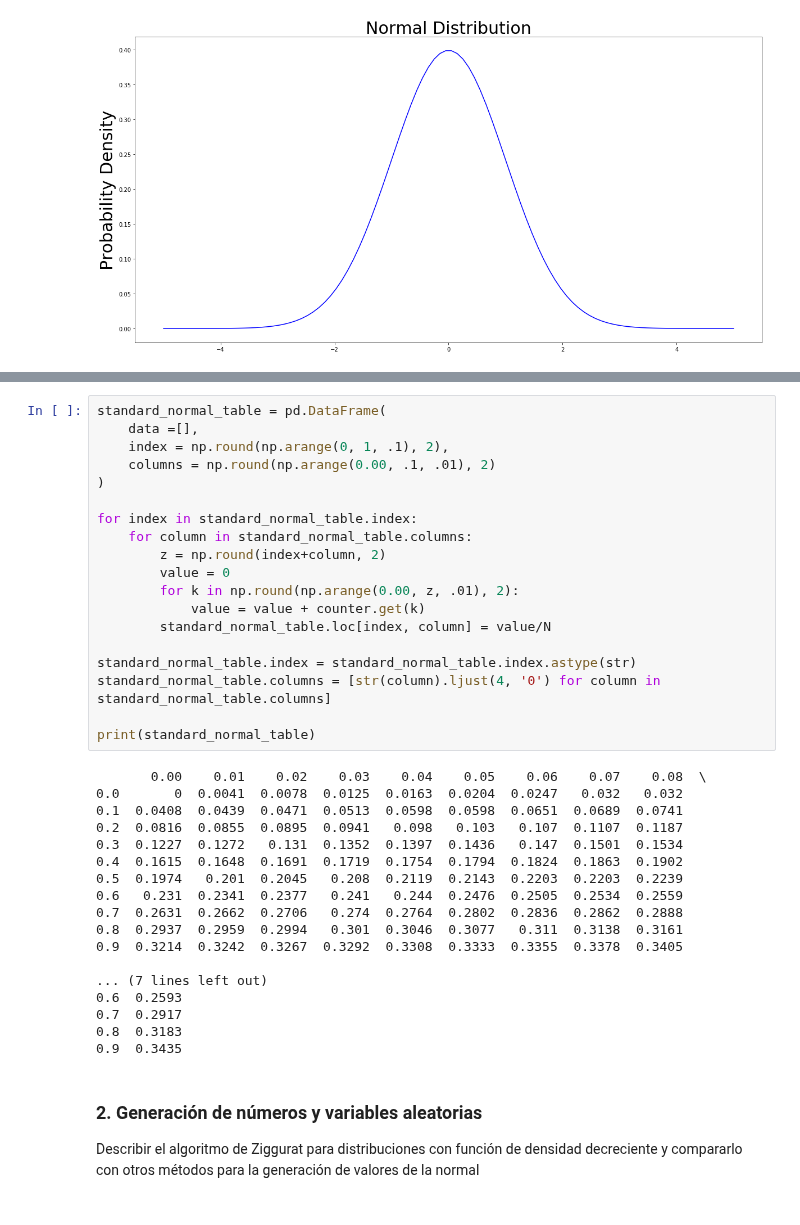
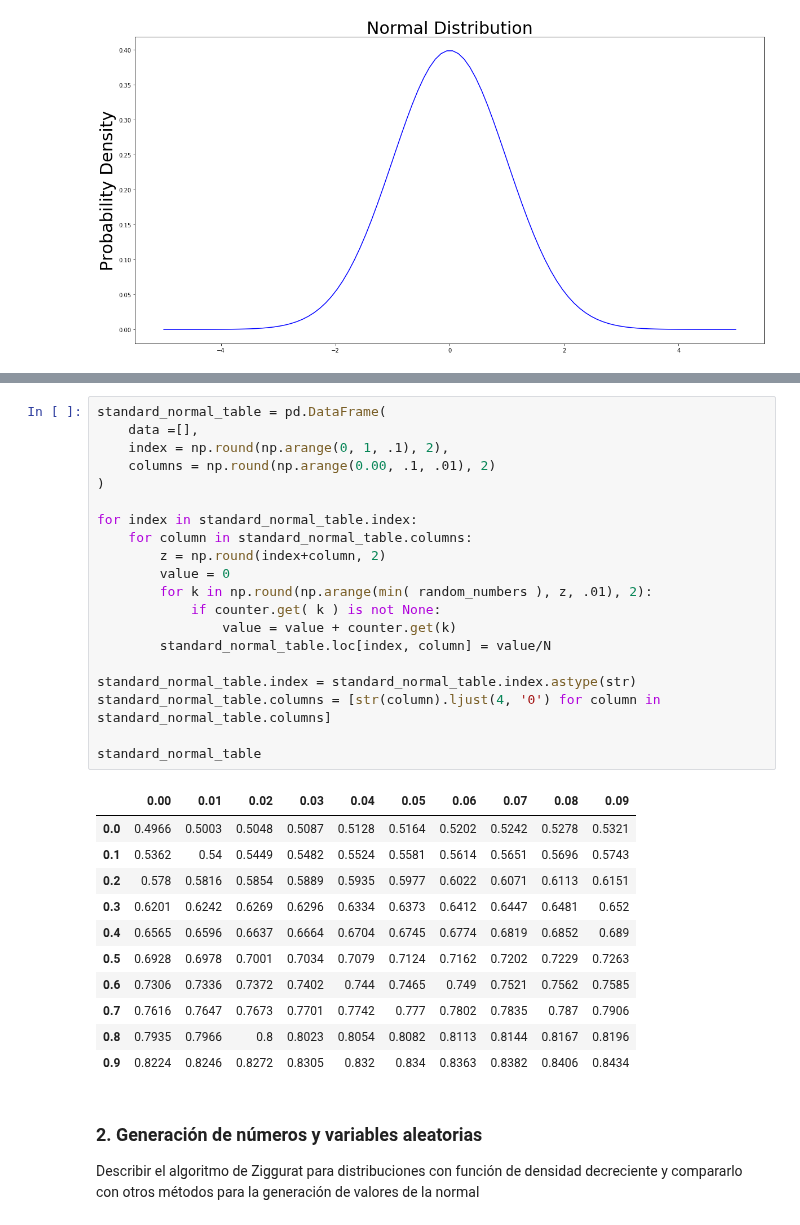
Before and after one commit to ZReKoJ/Ziggurat, a Jupyter notebook: ziggurat.ipynb, the cells around one changed output, grey strips where cells are left out. Drawn from its saved outputs; the diff is of its cells as text.

```diff
--- a/ziggurat.ipynb
+++ b/ziggurat.ipynb
@@ -113,40 +129,35 @@ plt.show()
 # %%
 standard_normal_table = pd.DataFrame(
     data =[],
     index = np.round(np.arange(0, 1, .1), 2),
     columns = np.round(np.arange(0.00, .1, .01), 2)
 )
 
 for index in standard_normal_table.index:
     for column in standard_normal_table.columns:
         z = np.round(index+column, 2)
         value = 0
-        for k in np.round(np.arange(0.00, z, .01), 2):
-            value = value + counter.get(k)
+        for k in np.round(np.arange(min( random_numbers ), z, .01), 2):
+            if counter.get( k ) is not None:
+                value = value + counter.get(k)
         standard_normal_table.loc[index, column] = value/N
 
 standard_normal_table.index = standard_normal_table.index.astype(str)
 standard_normal_table.columns = [str(column).ljust(4, '0') for column in standard_normal_table.columns]
 
-print(standard_normal_table)
+standard_normal_table
 # %% [output]
-       0.00    0.01    0.02    0.03    0.04    0.05    0.06    0.07    0.08  \
-0.0       0  0.0041  0.0078  0.0125  0.0163  0.0204  0.0247   0.032   0.032
-0.1  0.0408  0.0439  0.0471  0.0513  0.0598  0.0598  0.0651  0.0689  0.0741
-0.2  0.0816  0.0855  0.0895  0.0941   0.098   0.103   0.107  0.1107  0.1187
-0.3  0.1227  0.1272   0.131  0.1352  0.1397  0.1436   0.147  0.1501  0.1534
-0.4  0.1615  0.1648  0.1691  0.1719  0.1754  0.1794  0.1824  0.1863  0.1902
-0.5  0.1974   0.201  0.2045   0.208  0.2119  0.2143  0.2203  0.2203  0.2239
-0.6   0.231  0.2341  0.2377   0.241   0.244  0.2476  0.2505  0.2534  0.2559
-0.7  0.2631  0.2662  0.2706   0.274  0.2764  0.2802  0.2836  0.2862  0.2888
-0.8  0.2937  0.2959  0.2994   0.301  0.3046  0.3077   0.311  0.3138  0.3161
-0.9  0.3214  0.3242  0.3267  0.3292  0.3308  0.3333  0.3355  0.3378  0.3405
-
-... (7 lines left out)
-0.6  0.2593
-0.7  0.2917
-0.8  0.3183
-0.9  0.3435
+|  | 0.00 | 0.01 | 0.02 | 0.03 | 0.04 | 0.05 | 0.06 | 0.07 | 0.08 | 0.09 |
+| 0.0 | 0.4966 | 0.5003 | 0.5048 | 0.5087 | 0.5128 | 0.5164 | 0.5202 | 0.5242 | 0.5278 | 0.5321 |
+| 0.1 | 0.5362 | 0.54 | 0.5449 | 0.5482 | 0.5524 | 0.5581 | 0.5614 | 0.5651 | 0.5696 | 0.5743 |
+| 0.2 | 0.578 | 0.5816 | 0.5854 | 0.5889 | 0.5935 | 0.5977 | 0.6022 | 0.6071 | 0.6113 | 0.6151 |
+| 0.3 | 0.6201 | 0.6242 | 0.6269 | 0.6296 | 0.6334 | 0.6373 | 0.6412 | 0.6447 | 0.6481 | 0.652 |
+| 0.4 | 0.6565 | 0.6596 | 0.6637 | 0.6664 | 0.6704 | 0.6745 | 0.6774 | 0.6819 | 0.6852 | 0.689 |
+| 0.5 | 0.6928 | 0.6978 | 0.7001 | 0.7034 | 0.7079 | 0.7124 | 0.7162 | 0.7202 | 0.7229 | 0.7263 |
+| 0.6 | 0.7306 | 0.7336 | 0.7372 | 0.7402 | 0.744 | 0.7465 | 0.749 | 0.7521 | 0.7562 | 0.7585 |
+| 0.7 | 0.7616 | 0.7647 | 0.7673 | 0.7701 | 0.7742 | 0.777 | 0.7802 | 0.7835 | 0.787 | 0.7906 |
+| 0.8 | 0.7935 | 0.7966 | 0.8 | 0.8023 | 0.8054 | 0.8082 | 0.8113 | 0.8144 | 0.8167 | 0.8196 |
+| 0.9 | 0.8224 | 0.8246 | 0.8272 | 0.8305 | 0.832 | 0.834 | 0.8363 | 0.8382 | 0.8406 | 0.8434 |
 # %% [markdown]
 ### 2. Generación de	números y variables aleatorias
 Describir el algoritmo de Ziggurat para	distribuciones con función de densidad decreciente y compararlo	con	otros métodos para la generación de	valores	de la normal
```
Also changed, not shown: parts of 2 cells of this notebook.
